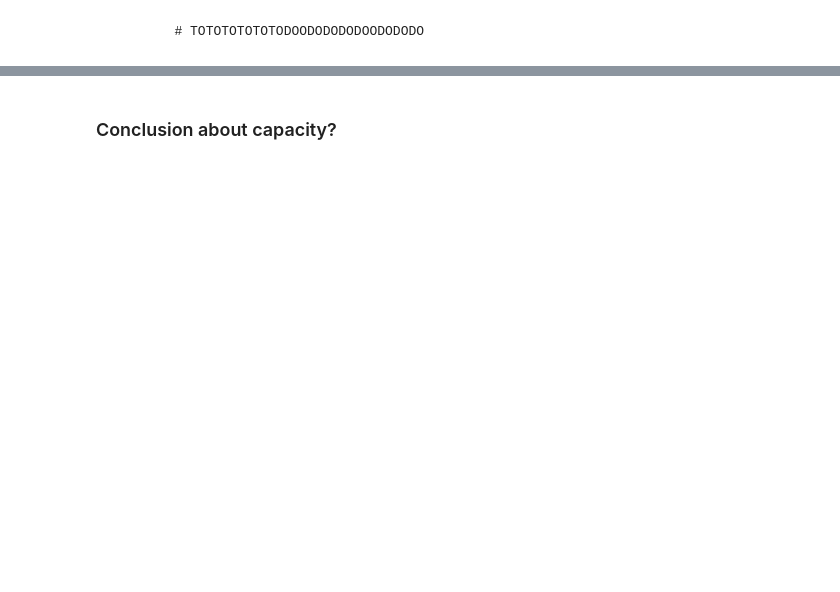
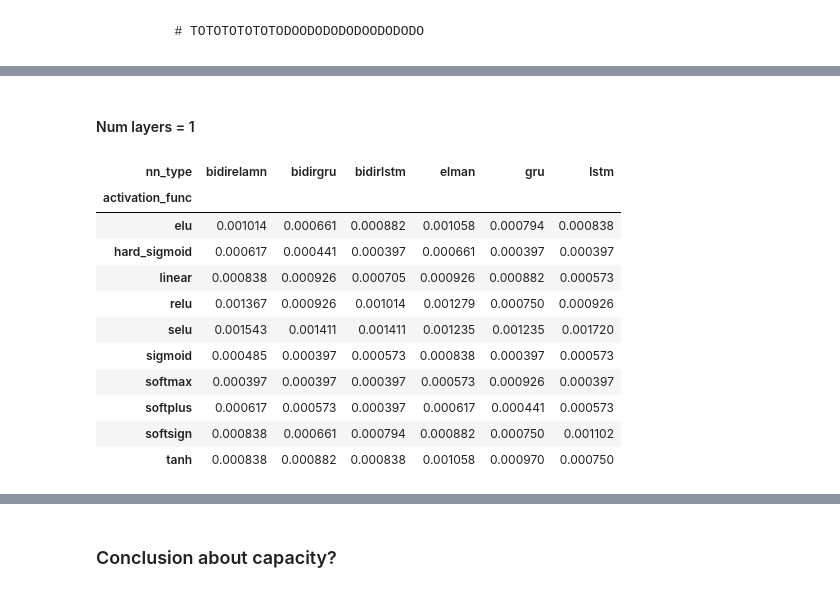
Before and after one commit to thesneakysneak/memory_capacity_retention_rnns, a Jupyter notebook: Notebooks/ExperimentV2/ExperimentAnalysisNumPatternsV2.ipynb, the cells around one changed output, grey strips where cells are left out. Cells and saved outputs as stored; diff of their text form; code cells hidden in the pictures; blank space fills up the shorter version.

```diff
--- a/Notebooks/ExperimentV2/ExperimentAnalysisNumPatternsV2.ipynb
+++ b/Notebooks/ExperimentV2/ExperimentAnalysisNumPatternsV2.ipynb
@@ -343,0 +355,17 @@ for filter_val in df[filter_col].unique():
+# %% [markdown]
+#### Num layers = 1
+# %%
+df_cap[df_cap["num_layers"] == 1].pivot(index="activation_func", columns="nn_type", values="capacity_ratio")
+# %% [output]
+| nn_type | bidirelamn | bidirgru | bidirlstm | elman | gru | lstm |
+| activation_func |  |  |  |  |  |  |
+| elu | 0.001014 | 0.000661 | 0.000882 | 0.001058 | 0.000794 | 0.000838 |
+| hard_sigmoid | 0.000617 | 0.000441 | 0.000397 | 0.000661 | 0.000397 | 0.000397 |
+| linear | 0.000838 | 0.000926 | 0.000705 | 0.000926 | 0.000882 | 0.000573 |
+| relu | 0.001367 | 0.000926 | 0.001014 | 0.001279 | 0.000750 | 0.000926 |
+| selu | 0.001543 | 0.001411 | 0.001411 | 0.001235 | 0.001235 | 0.001720 |
+| sigmoid | 0.000485 | 0.000397 | 0.000573 | 0.000838 | 0.000397 | 0.000573 |
+| softmax | 0.000397 | 0.000397 | 0.000397 | 0.000573 | 0.000926 | 0.000397 |
+| softplus | 0.000617 | 0.000573 | 0.000397 | 0.000617 | 0.000441 | 0.000573 |
+| softsign | 0.000838 | 0.000661 | 0.000794 | 0.000882 | 0.000750 | 0.001102 |
+| tanh | 0.000838 | 0.000882 | 0.000838 | 0.001058 | 0.000970 | 0.000750 |
```
Also changed, not shown: parts of 30 cells of this notebook.
